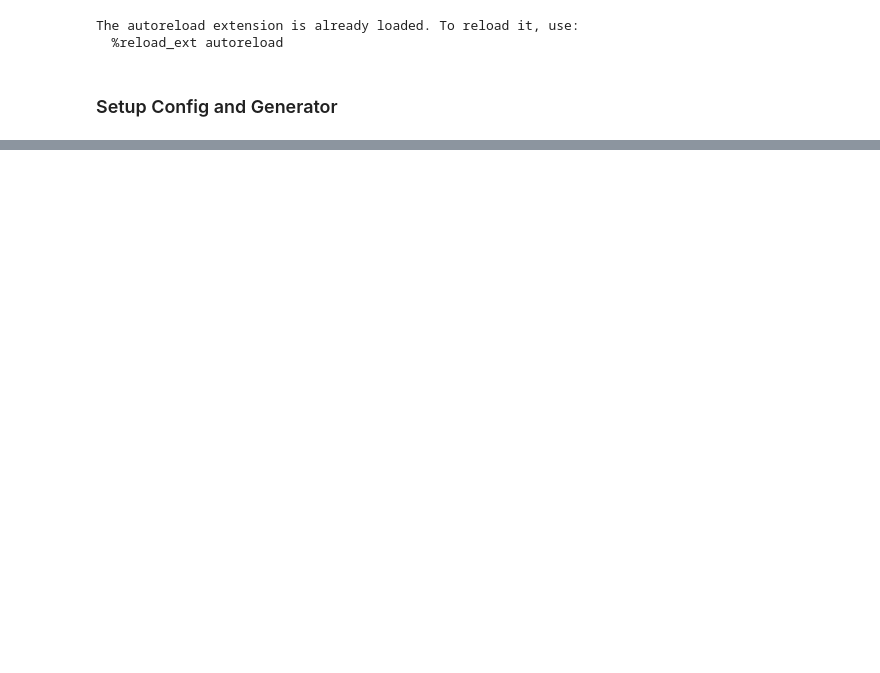
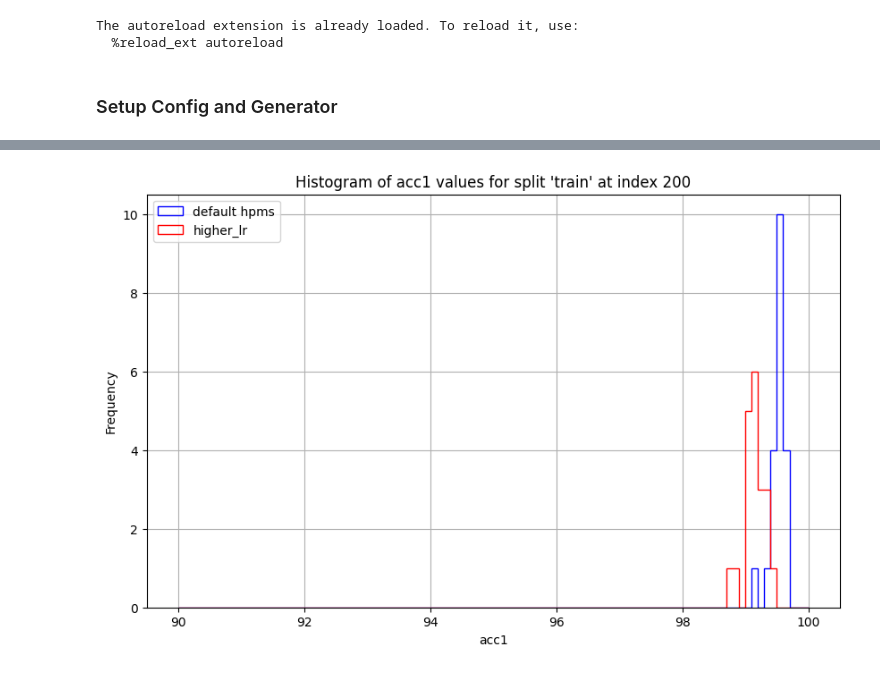
Before and after one commit to drothermel/dr_gen, a Jupyter notebook: notebooks/calc_metrics.ipynb, the cells around one changed output, grey strips where cells are left out. Cells and saved outputs as stored; diff of their text form; code cells hidden in the pictures; blank space fills up the shorter version.

```diff
--- a/notebooks/calc_metrics.ipynb
+++ b/notebooks/calc_metrics.ipynb
@@ -115,0 +306,4 @@ def parse_run_logs(all_file_data):
+# %%
+plot_split_histogram_two_run_sets(default_hpm_random_runs, higher_lr_random_runs, index=200, split_name="train", hist_range=(90,100), nbins=100, names=['default hpms', 'higher_lr'])
+# %% [output]
+[figure, added]
```
Also changed, not shown: parts of 35 cells of this notebook, 2 other files.
